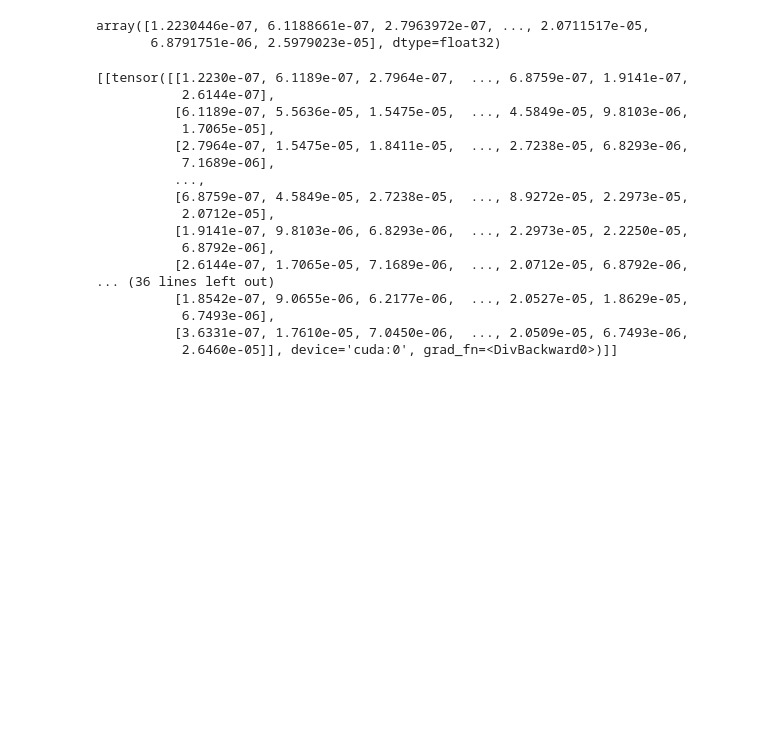
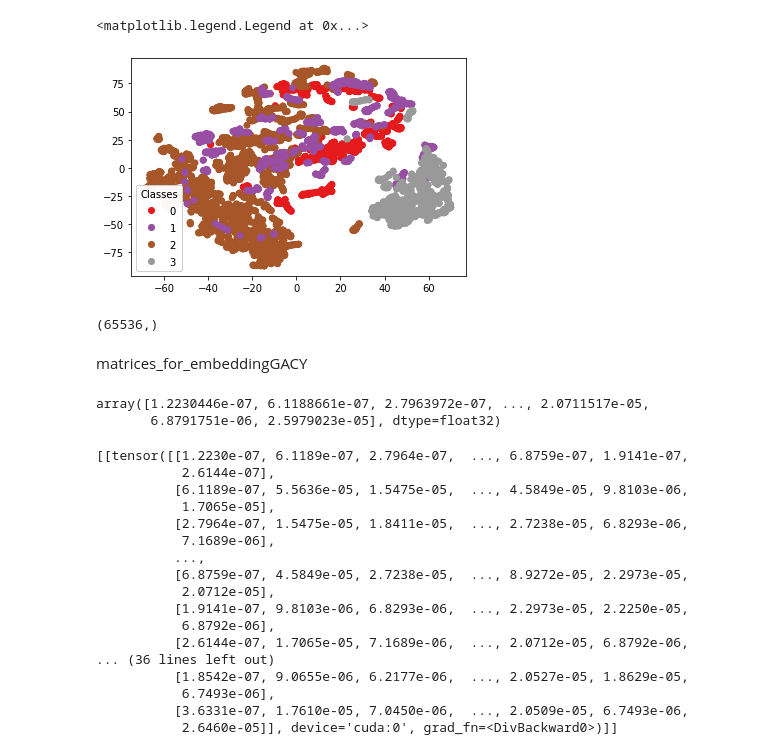
Before and after one commit to cirmuw/casa, a Jupyter notebook: tmp_detectoutlier.ipynb, the cells around one changed output. Saved outputs shown, nothing was run; the diff lists cells and outputs as text; code cells hidden in the pictures; blank space fills up the shorter version.

```diff
--- a/tmp_detectoutlier.ipynb
+++ b/tmp_detectoutlier.ipynb
@@ -87,3 +153,18 @@ def register_hooks_2d(layers):
+# %%
+fig, ax = plt.subplots()
+scatter = ax.scatter(elements_tsne[:, 0], elements_tsne[:, 1], c=scanners, cmap='Set1', )
+legend1 = ax.legend(*scatter.legend_elements(),
+                    loc="lower left", title="Classes")
+ax.add_artist(legend1)
+# %% [output]
+<matplotlib.legend.Legend at 0x...>
+[figure, added]
+# %%
+matrices_for_embedding[0].shape
+# %% [output]
+(65536,)
+# %% [markdown]
+matrices_for_embeddingGACY
 # %%
 device = torch.device('cuda')
 
```
Also changed, not shown: parts of 6 cells of this notebook, 31 other files.
